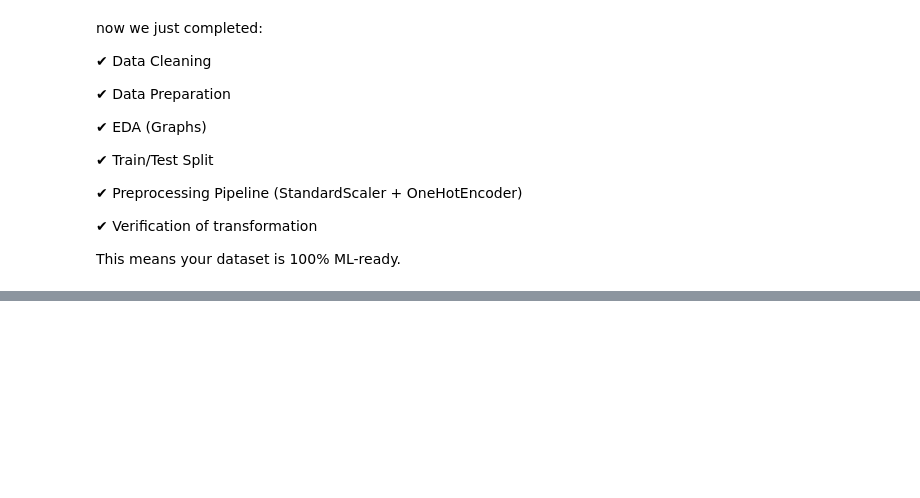
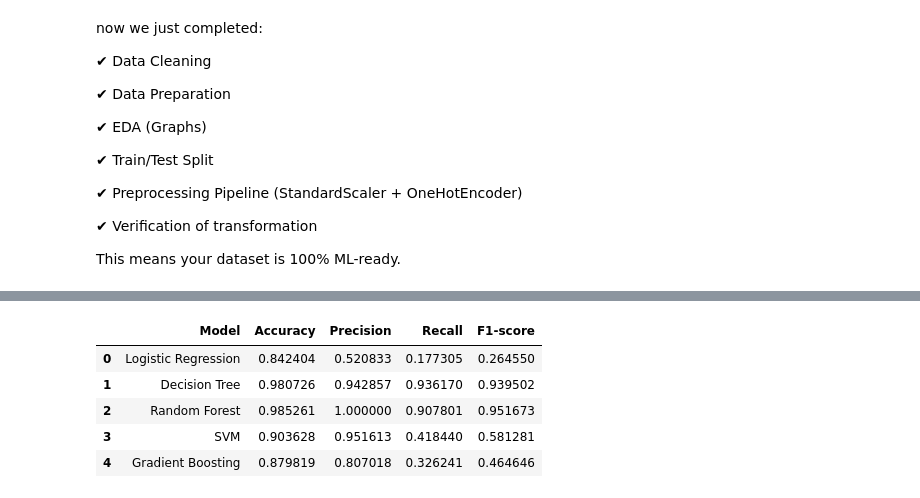
Before and after one commit to yanou16/ai_model, a Jupyter notebook: data_cleaning.ipynb, the cells around one changed output, grey strips where cells are left out. Cells and saved outputs as stored; diff of their text form; code cells hidden in the pictures; blank space fills up the shorter version.

```diff
--- a/data_cleaning.ipynb
+++ b/data_cleaning.ipynb
@@ -422,0 +534,12 @@ now we just completed:
+# %%
+from sklearn.ensemble import GradientBoostingClassifier
+
+gradient_boost = Pipeline([
+    ("preprocess", preprocess),
+    ("clf", GradientBoostingClassifier(random_state=42))
+])
+
+gradient_boost.fit(X_train, y_train)
+
+print("\n📌 Gradient Boosting Results:")
+evaluate_model(gradient_boost, X_test, y_test)
@@ -422,0 +556,31 @@ now we just completed:
+# %%
+models = {
+    "Logistic Regression": log_reg,
+    "Decision Tree": decision_tree,
+    "Random Forest": random_forest,
+    "SVM": svm_model,
+    "Gradient Boosting": gradient_boost
+}
+
+results = []
+
+for name, model in models.items():
+    y_pred = model.predict(X_test)
+    results.append([
+        name,
+        accuracy_score(y_test, y_pred),
+        precision_score(y_test, y_pred),
+        recall_score(y_test, y_pred),
+        f1_score(y_test, y_pred)
+    ])
+
+import pandas as pd
+results_df = pd.DataFrame(results, columns=["Model", "Accuracy", "Precision", "Recall", "F1-score"])
+results_df
+# %% [output]
+|  | Model | Accuracy | Precision | Recall | F1-score |
+| 0 | Logistic Regression | 0.842404 | 0.520833 | 0.177305 | 0.264550 |
+| 1 | Decision Tree | 0.980726 | 0.942857 | 0.936170 | 0.939502 |
+| 2 | Random Forest | 0.985261 | 1.000000 | 0.907801 | 0.951673 |
+| 3 | SVM | 0.903628 | 0.951613 | 0.418440 | 0.581281 |
+| 4 | Gradient Boosting | 0.879819 | 0.807018 | 0.326241 | 0.464646 |
```
Also changed, not shown: parts of 19 cells of this notebook.
